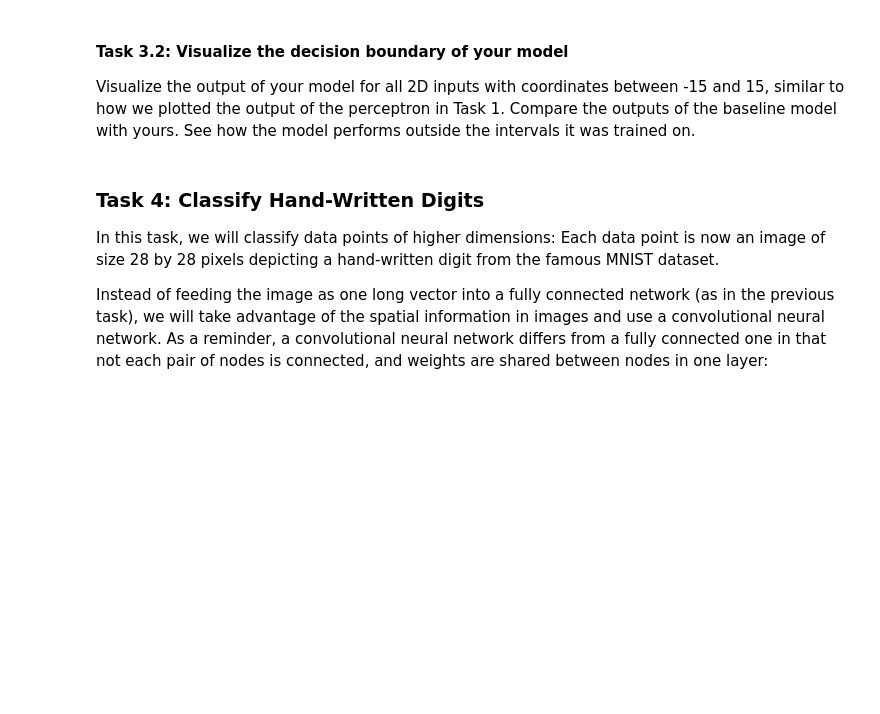
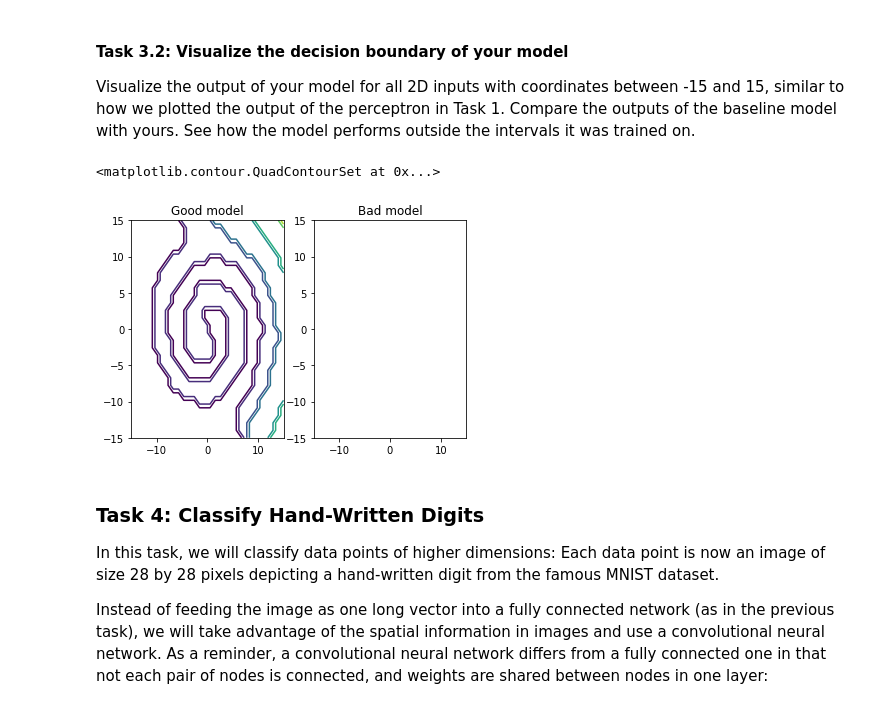
Before and after one commit to leanhphuong201/02_intro_dl, a Jupyter notebook: exercise.ipynb, the cells around one changed output. Drawn from its saved outputs; the diff is of its cells as text; code cells hidden in the pictures; blank space fills up the shorter version.

```diff
--- a/exercise.ipynb
+++ b/exercise.ipynb
@@ -201,3 +269,32 @@ Implement your solution here.
+# %%
+"""
+Implement your solution here.
+"""
+
+# hint: generate a grid of points as before
+x = np.linspace(-15,15, 30)
+y = np.linspace(-15,15, 30)
+xs, ys = np.meshgrid(x,y)
+
+xsflat = xs.flatten()
+ysflat = ys.flatten()
+points = np.vstack((xsflat,ysflat)).T
+
+plt.subplot(1,2,1)
+
+plt.title('Good model')
+testpredict = np.round(good_model.predict(points).T[0])
+testoutgrid = np.reshape(testpredict, (30,30))
+plt.contour(xs,ys,testoutgrid)
+
+plt.subplot(1,2,2)
+plt.title('Bad model')
+baselinepredict = np.round(bad_model.predict(points).T[0])
+baselinegrid = np.reshape(baselinepredict,(30,30))
+plt.contour(xs,ys,baselinegrid)
+# %% [output]
+<matplotlib.contour.QuadContourSet at 0x...>
+[figure, added]
 # %% [markdown]
 ### Task 4: Classify Hand-Written Digits
 
```
Also changed, not shown: parts of 8 cells of this notebook.
